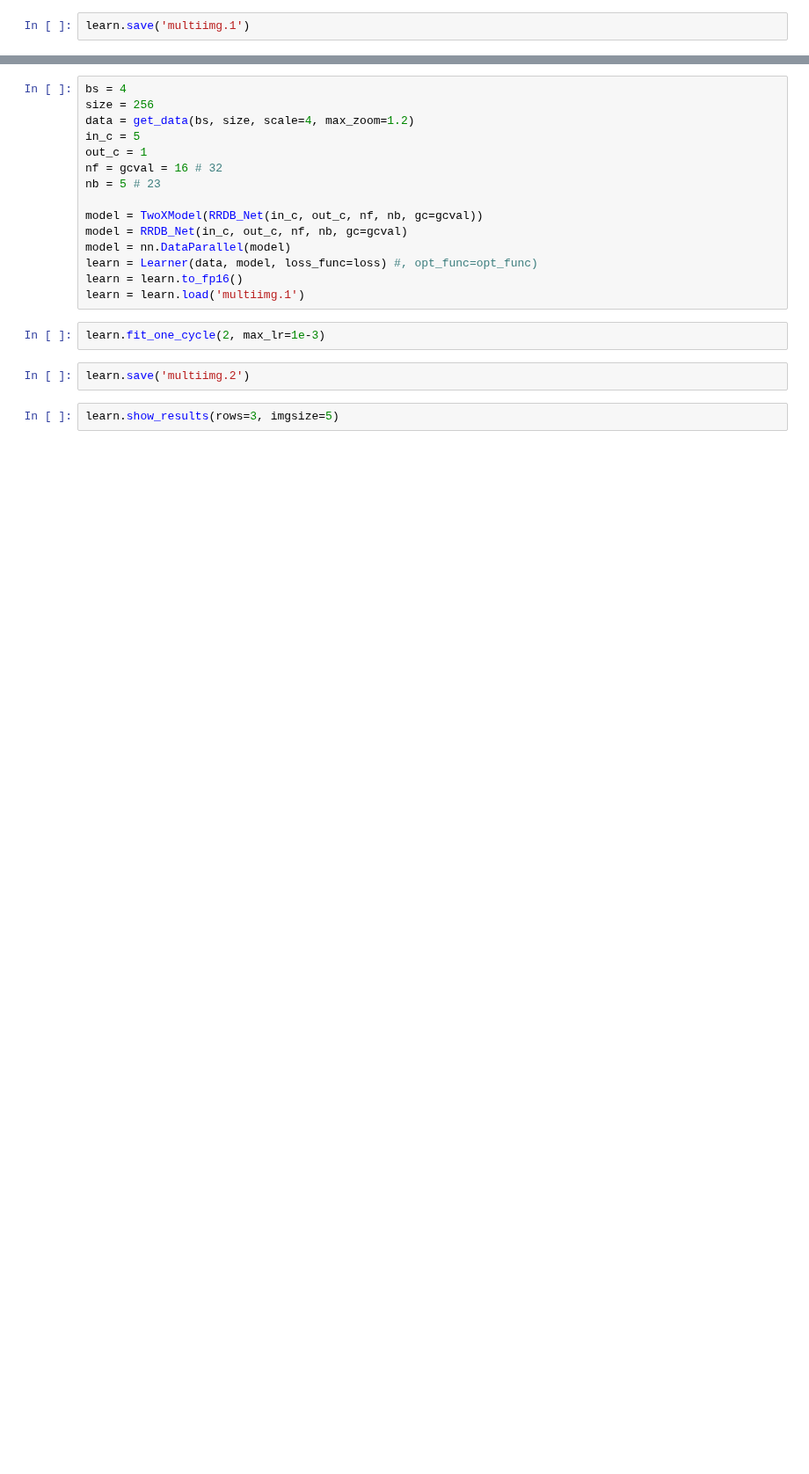
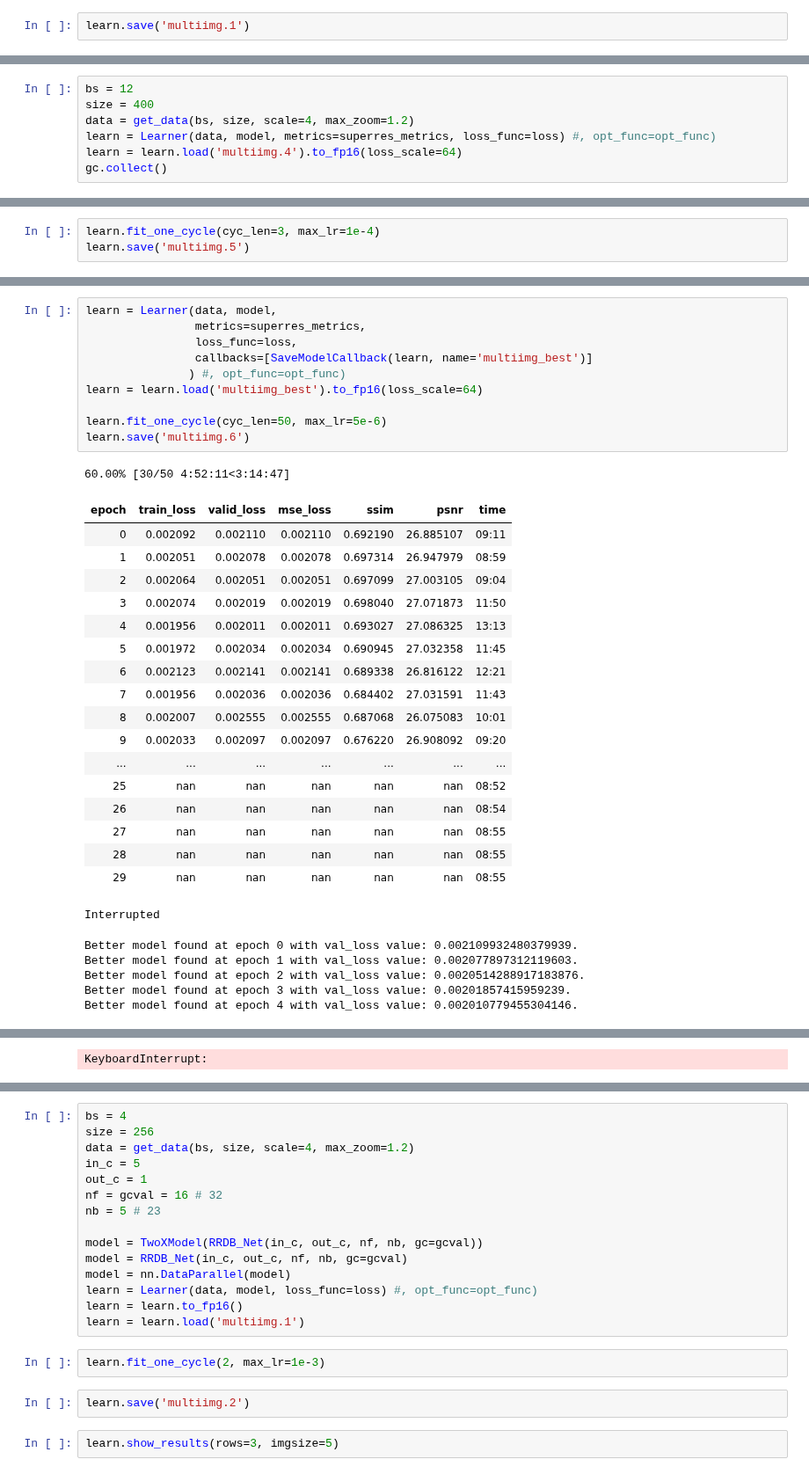
Before and after one commit to WAMRI-AI/salk, a Jupyter notebook: uri/multiframe_001-wdsr.ipynb, the cells around one changed output, grey strips where cells are left out. Shown at 88% size. Saved outputs shown, nothing was run; the diff lists cells and outputs as text; blank space fills up the shorter version.

```diff
--- a/uri/multiframe_001-wdsr.ipynb
+++ b/uri/multiframe_001-wdsr.ipynb
@@ -295,0 +344,7 @@ learn.save('multiimg.1')
+# %%
+bs = 12
+size = 400
+data = get_data(bs, size, scale=4, max_zoom=1.2)
+learn = Learner(data, model, metrics=superres_metrics, loss_func=loss) #, opt_func=opt_func)
+learn = learn.load('multiimg.4').to_fp16(loss_scale=64)
+gc.collect()
@@ -295,0 +353,3 @@ learn.save('multiimg.1')
+# %%
+learn.fit_one_cycle(cyc_len=3, max_lr=1e-4)
+learn.save('multiimg.5')
@@ -295,0 +362,35 @@ learn.save('multiimg.1')
+# %%
+learn = Learner(data, model,
+                metrics=superres_metrics,
+                loss_func=loss,
+                callbacks=[SaveModelCallback(learn, name='multiimg_best')]
+               ) #, opt_func=opt_func)
+learn = learn.load('multiimg_best').to_fp16(loss_scale=64)
+
+learn.fit_one_cycle(cyc_len=50, max_lr=5e-6)
+learn.save('multiimg.6')
+# %% [output]
+60.00% [30/50 4:52:11<3:14:47]
+| epoch | train_loss | valid_loss | mse_loss | ssim | psnr | time |
+| 0 | 0.002092 | 0.002110 | 0.002110 | 0.692190 | 26.885107 | 09:11 |
+| 1 | 0.002051 | 0.002078 | 0.002078 | 0.697314 | 26.947979 | 08:59 |
+| 2 | 0.002064 | 0.002051 | 0.002051 | 0.697099 | 27.003105 | 09:04 |
+| 3 | 0.002074 | 0.002019 | 0.002019 | 0.698040 | 27.071873 | 11:50 |
+| 4 | 0.001956 | 0.002011 | 0.002011 | 0.693027 | 27.086325 | 13:13 |
+| 5 | 0.001972 | 0.002034 | 0.002034 | 0.690945 | 27.032358 | 11:45 |
+| 6 | 0.002123 | 0.002141 | 0.002141 | 0.689338 | 26.816122 | 12:21 |
+| 7 | 0.001956 | 0.002036 | 0.002036 | 0.684402 | 27.031591 | 11:43 |
+| 8 | 0.002007 | 0.002555 | 0.002555 | 0.687068 | 26.075083 | 10:01 |
+| 9 | 0.002033 | 0.002097 | 0.002097 | 0.676220 | 26.908092 | 09:20 |
+| ... | ... | ... | ... | ... | ... | ... |
+| 25 | nan | nan | nan | nan | nan | 08:52 |
+| 26 | nan | nan | nan | nan | nan | 08:54 |
+| 27 | nan | nan | nan | nan | nan | 08:55 |
+| 28 | nan | nan | nan | nan | nan | 08:55 |
+| 29 | nan | nan | nan | nan | nan | 08:55 |
+Interrupted
+Better model found at epoch 0 with val_loss value: 0.002109932480379939.
+Better model found at epoch 1 with val_loss value: 0.002077897312119603.
+Better model found at epoch 2 with val_loss value: 0.0020514288917183876.
+Better model found at epoch 3 with val_loss value: 0.00201857415959239.
+Better model found at epoch 4 with val_loss value: 0.002010779455304146.
@@ -296 +414,2 @@ learn.save('multiimg.1')
+KeyboardInterrupt:
 # %%
```
Also changed, not shown: parts of 42 cells of this notebook, 2 other files.
